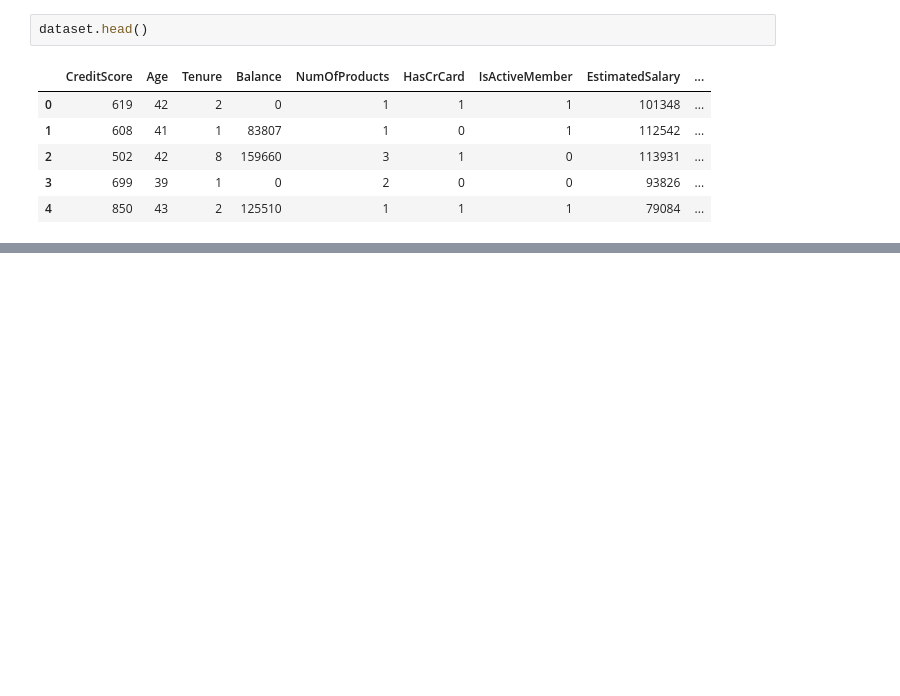
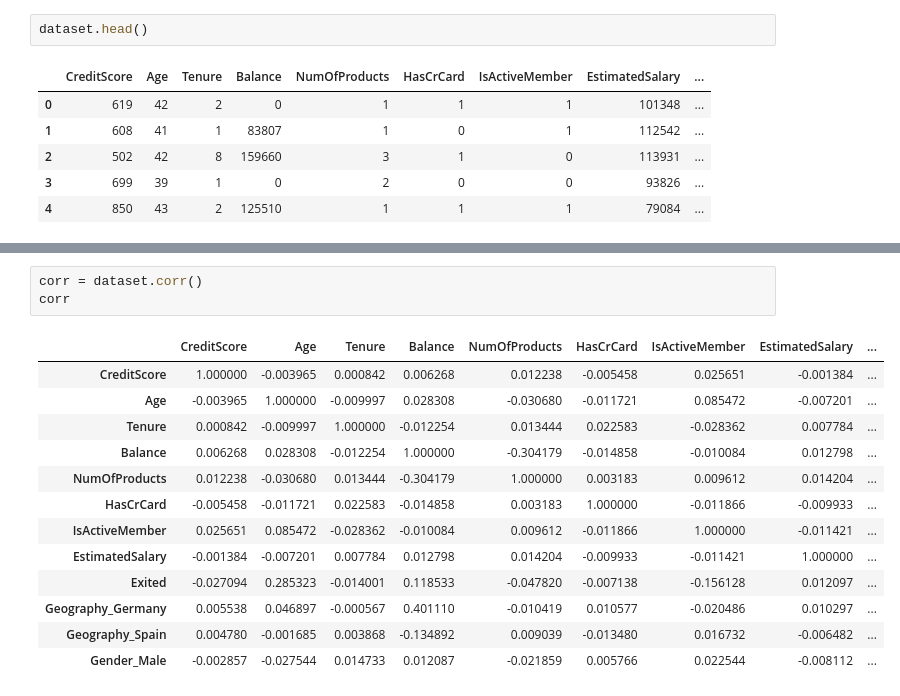
Before and after one commit to MohammedFarzin/Customer-churn-rate-prediction, a Jupyter notebook: Customer churn rate prediction.ipynb, the cells around one changed output, grey strips where cells are left out. Cells and saved outputs as stored; diff of their text form; blank space fills up the shorter version.

```diff
--- a/Customer churn rate prediction.ipynb
+++ b/Customer churn rate prediction.ipynb
@@ -121,0 +137,17 @@ dataset.head()
+# %%
+corr = dataset.corr()
+corr
+# %% [output]
+|  | CreditScore | Age | Tenure | Balance | NumOfProducts | HasCrCard | IsActiveMember | EstimatedSalary | ... |
+| CreditScore | 1.000000 | -0.003965 | 0.000842 | 0.006268 | 0.012238 | -0.005458 | 0.025651 | -0.001384 | ... |
+| Age | -0.003965 | 1.000000 | -0.009997 | 0.028308 | -0.030680 | -0.011721 | 0.085472 | -0.007201 | ... |
+| Tenure | 0.000842 | -0.009997 | 1.000000 | -0.012254 | 0.013444 | 0.022583 | -0.028362 | 0.007784 | ... |
+| Balance | 0.006268 | 0.028308 | -0.012254 | 1.000000 | -0.304179 | -0.014858 | -0.010084 | 0.012798 | ... |
+| NumOfProducts | 0.012238 | -0.030680 | 0.013444 | -0.304179 | 1.000000 | 0.003183 | 0.009612 | 0.014204 | ... |
+| HasCrCard | -0.005458 | -0.011721 | 0.022583 | -0.014858 | 0.003183 | 1.000000 | -0.011866 | -0.009933 | ... |
+| IsActiveMember | 0.025651 | 0.085472 | -0.028362 | -0.010084 | 0.009612 | -0.011866 | 1.000000 | -0.011421 | ... |
+| EstimatedSalary | -0.001384 | -0.007201 | 0.007784 | 0.012798 | 0.014204 | -0.009933 | -0.011421 | 1.000000 | ... |
+| Exited | -0.027094 | 0.285323 | -0.014001 | 0.118533 | -0.047820 | -0.007138 | -0.156128 | 0.012097 | ... |
+| Geography_Germany | 0.005538 | 0.046897 | -0.000567 | 0.401110 | -0.010419 | 0.010577 | -0.020486 | 0.010297 | ... |
+| Geography_Spain | 0.004780 | -0.001685 | 0.003868 | -0.134892 | 0.009039 | -0.013480 | 0.016732 | -0.006482 | ... |
+| Gender_Male | -0.002857 | -0.027544 | 0.014733 | 0.012087 | -0.021859 | 0.005766 | 0.022544 | -0.008112 | ... |
```
Also changed, not shown: parts of 11 cells of this notebook.
